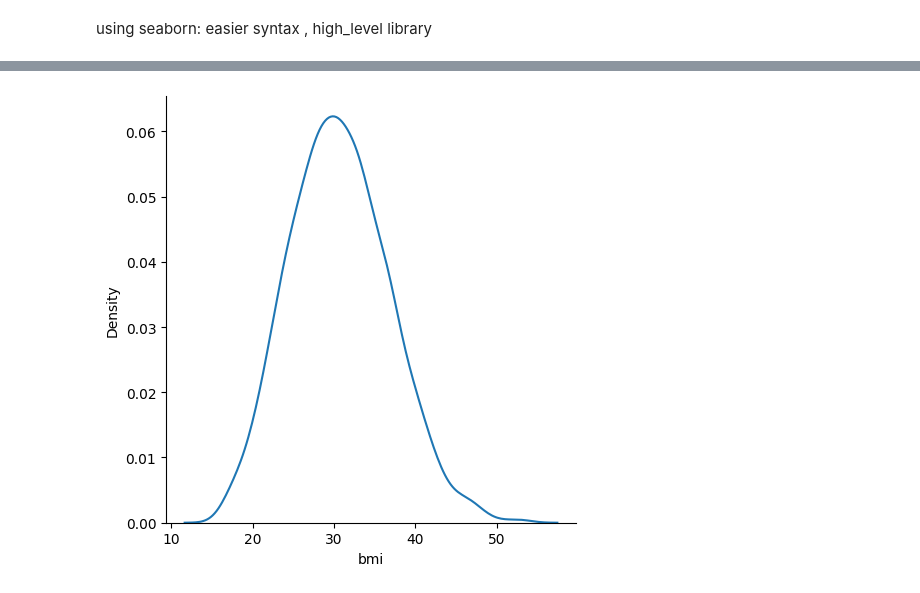
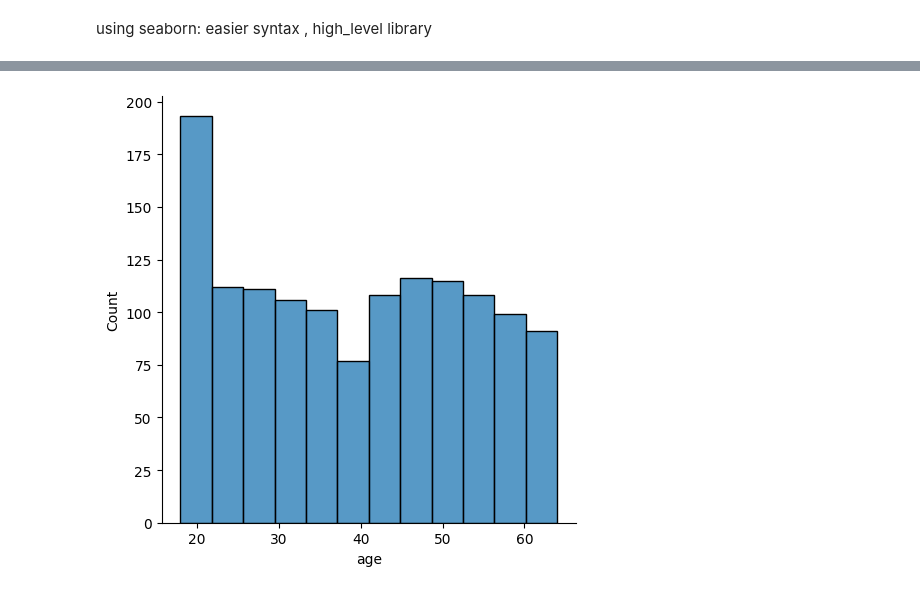
Before and after one commit to abirmes/Assurance_Charge, a Jupyter notebook: datam.ipynb, the cells around one changed output, grey strips where cells are left out. Cells and saved outputs as stored; diff of their text form; code cells hidden in the pictures.

```diff
--- a/datam.ipynb
+++ b/datam.ipynb
@@ -92,6 +94,6 @@ plt.show()
 # %%
 #Distribution Plot (Displot): To visualize the distribution of a single numerical variable.
-sns.displot(data=df, x="bmi", kind="kde") # 'kind' can be 'hist', 'kde', 'ecdf'
+sns.displot(data=df, x="age", kind="hist") # 'kind' can be 'hist', 'kde', 'ecdf'
 plt.show()
 # %% [output]
-[figure, old version]
+[figure, new version]
```
Also changed, not shown: parts of 21 cells of this notebook, 2 other files.
